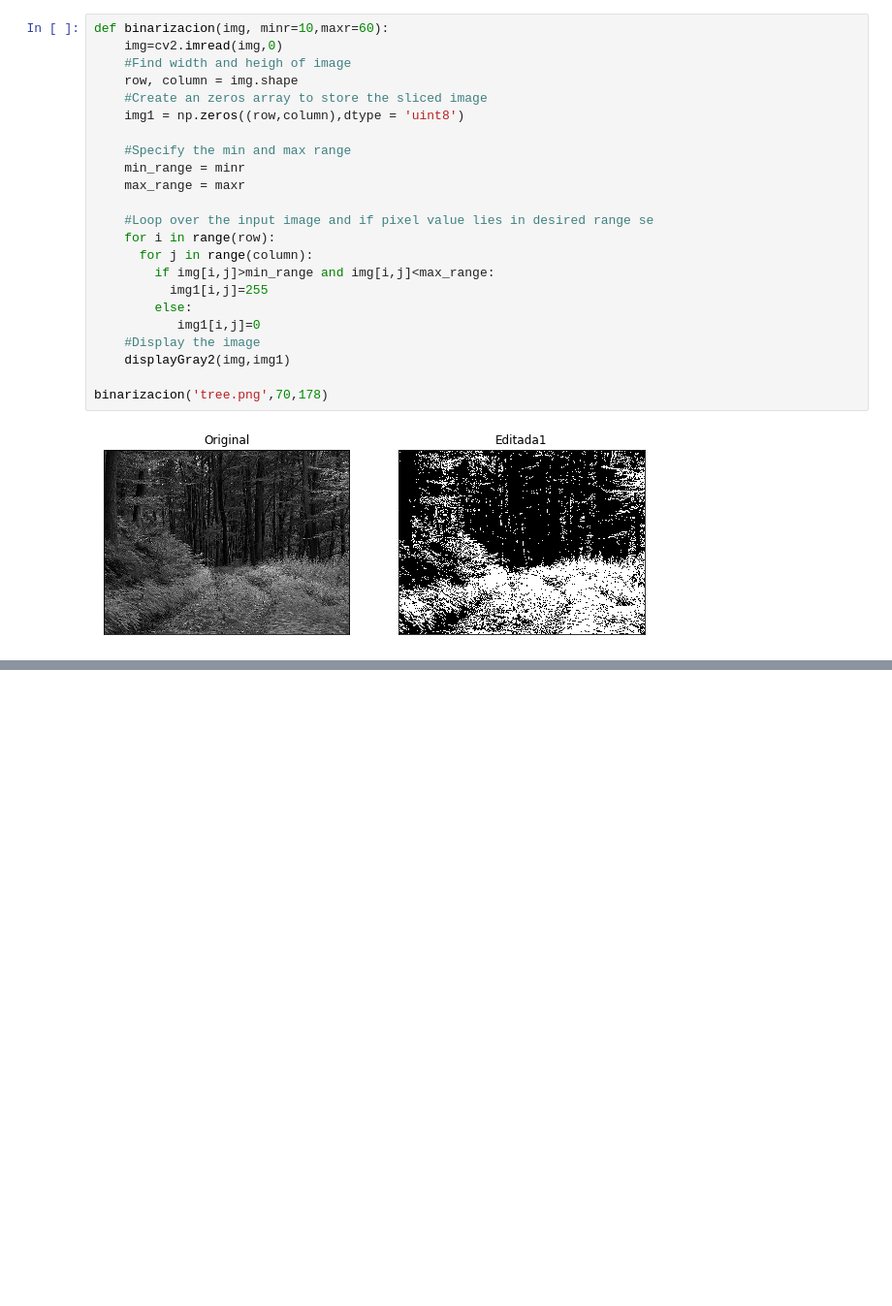
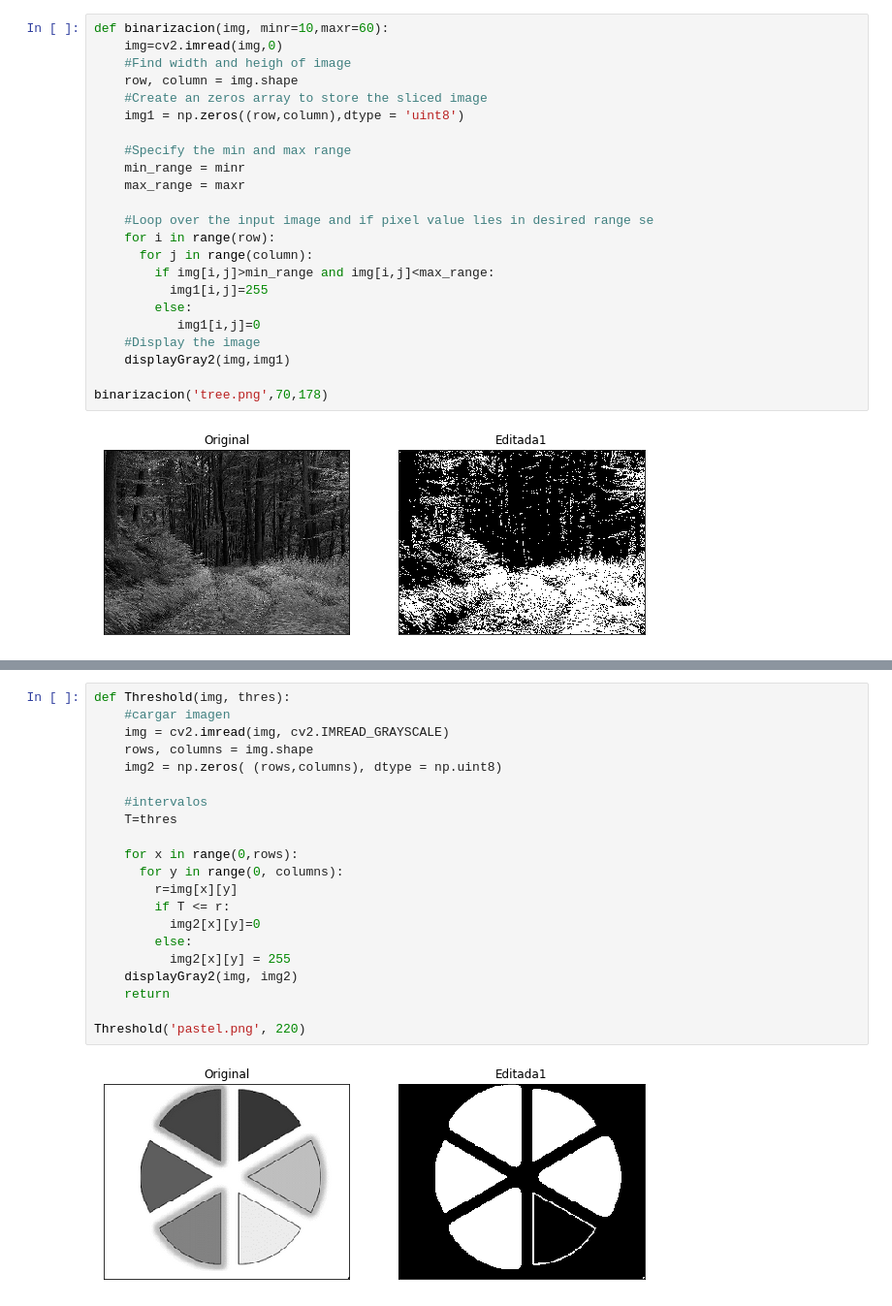
Before and after one commit to tinanano19/melo, a Jupyter notebook: Untitled0.ipynb, the cells around one changed output, grey strips where cells are left out. Shown at 97% size. Saved outputs shown, nothing was run; the diff lists cells and outputs as text; blank space fills up the shorter version.

```diff
--- a/Untitled0.ipynb
+++ b/Untitled0.ipynb
@@ -263,0 +260,23 @@ AttributeError: ignored
+# %%
+def Threshold(img, thres):
+    #cargar imagen
+    img = cv2.imread(img, cv2.IMREAD_GRAYSCALE)
+    rows, columns = img.shape
+    img2 = np.zeros( (rows,columns), dtype = np.uint8)
+
+    #intervalos
+    T=thres
+
+    for x in range(0,rows):
+      for y in range(0, columns):
+        r=img[x][y]
+        if T <= r:
+          img2[x][y]=0
+        else:
+          img2[x][y] = 255
+    displayGray2(img, img2)
+    return
+
+Threshold('pastel.png', 220)
+# %% [output]
+[figure, added]
```
Also changed, not shown: parts of 3 cells of this notebook.
